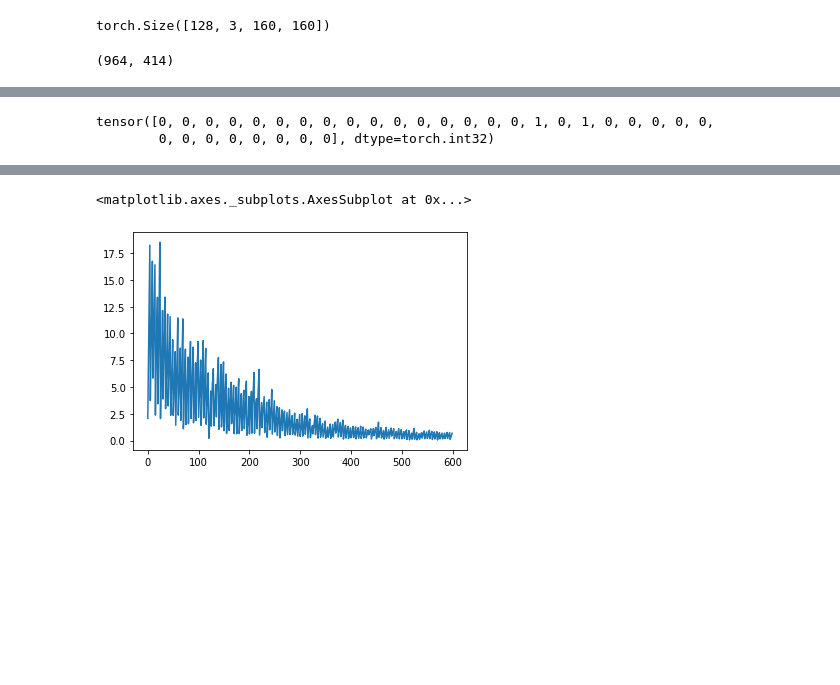
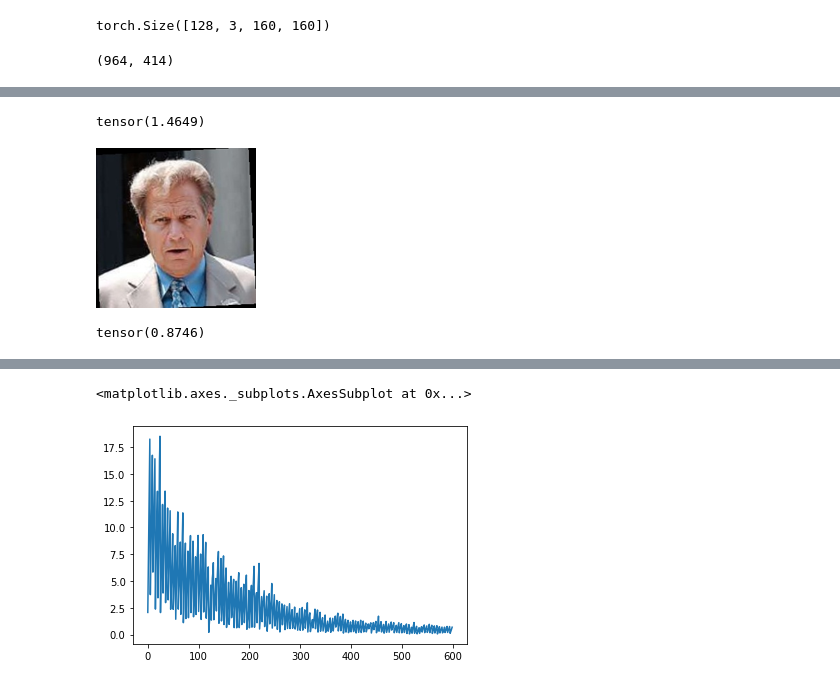
Before and after one commit to E-delweiss/HomeMade_FaceID, a Jupyter notebook: FaceVerification/SiameseNet.ipynb, the cells around one changed output, grey strips where cells are left out. Cells and saved outputs as stored; diff of their text form; code cells hidden in the pictures; blank space fills up the shorter version.

```diff
--- a/FaceVerification/SiameseNet.ipynb
+++ b/FaceVerification/SiameseNet.ipynb
@@ -634,6 +636,15 @@ Load FaceVarification_SiameseNet_5epochs_14122022_23h33.pt
 # %%
-PIL_img = PIL.Image.open("/Users/thierryksstentini/Downloads/dataset/dataset_sven/dataset_moi_sven_cropped/img_cropped_310.jpg").convert("RGB").resize((160,160))
+import glob
+import numpy
+idx = np.random.randint(1000)
+imgs = glob.glob('../dataset/dataset_moi_mbp_cropped/*')
+imgset_lfw = glob.glob('../dataset/lfw/lfw_funneled/*/*')
+PIL_img = PIL.Image.open(imgset_lfw[idx]).convert("RGB").resize((160,160))
 img_t = torchvision.transforms.ToTensor()(PIL_img)
 model.eval()
 with torch.no_grad():
     pred_emb = model(img_t.unsqueeze(0))
+
+torch.linalg.vector_norm((anch_emb- pred_emb))
+# %% [output]
+tensor(1.4649)
@@ -640,9 +653,17 @@ with torch.no_grad():
+# %%
+PIL_img
+# %% [output]
+[figure, added]
 # %%
 anch_img = PIL.Image.open("../dataset/frame_base_cropped.jpeg").convert("RGB").resize((160,160))
 anch_img_t = torchvision.transforms.ToTensor()(anch_img)
 model.eval()
 with torch.no_grad():
     anch_emb = model(anch_img_t.unsqueeze(0))
+# %%
+torch.linalg.vector_norm((anch_emb- pred_emb))
+# %% [output]
+tensor(0.8746)
 # %%
 import torch
 from siamese_dataset import get_training_dataset, get_validation_dataset
@@ -653,5 +671,0 @@ img, label = next(iter(training_dataloader))
-# %%
-label
-# %% [output]
-tensor([0, 0, 0, 0, 0, 0, 0, 0, 0, 0, 0, 0, 0, 0, 0, 0, 1, 0, 1, 0, 0, 0, 0, 0,
-        0, 0, 0, 0, 0, 0, 0, 0], dtype=torch.int32)
```
Also changed, not shown: parts of 8 cells of this notebook, 10 other files.
